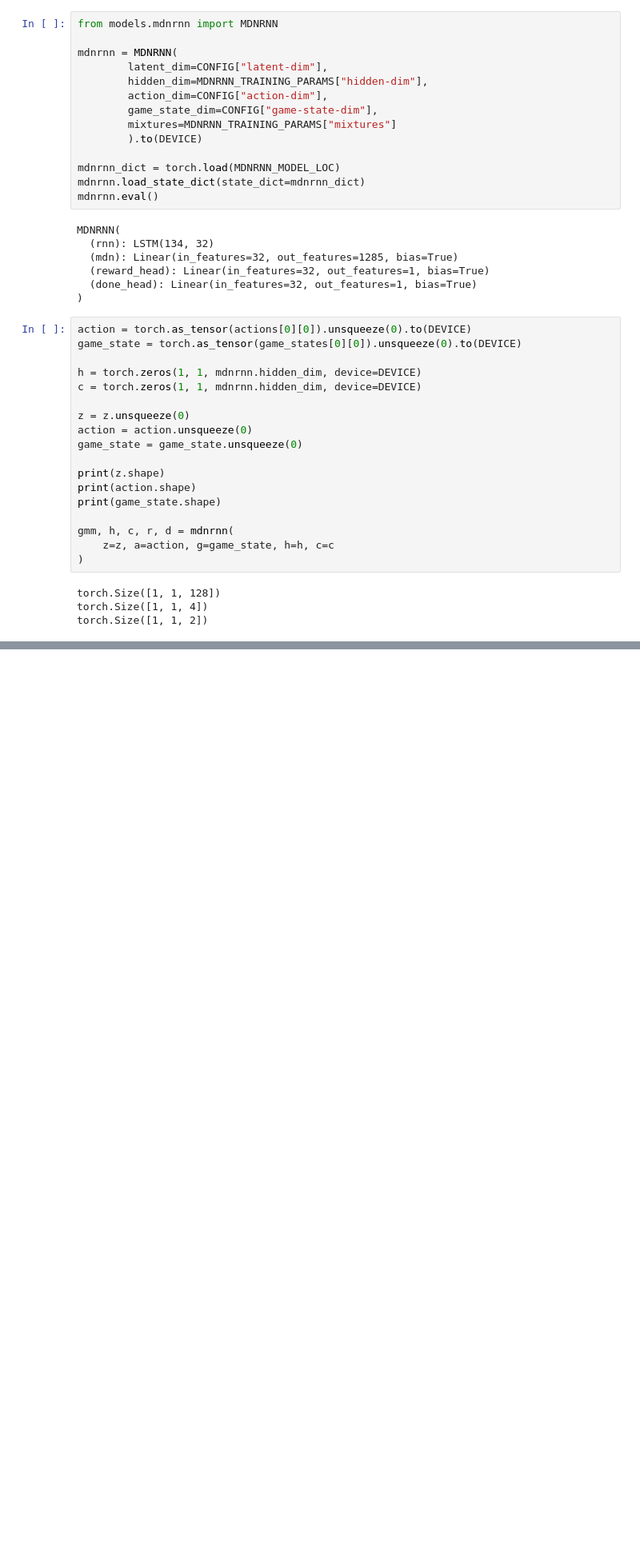
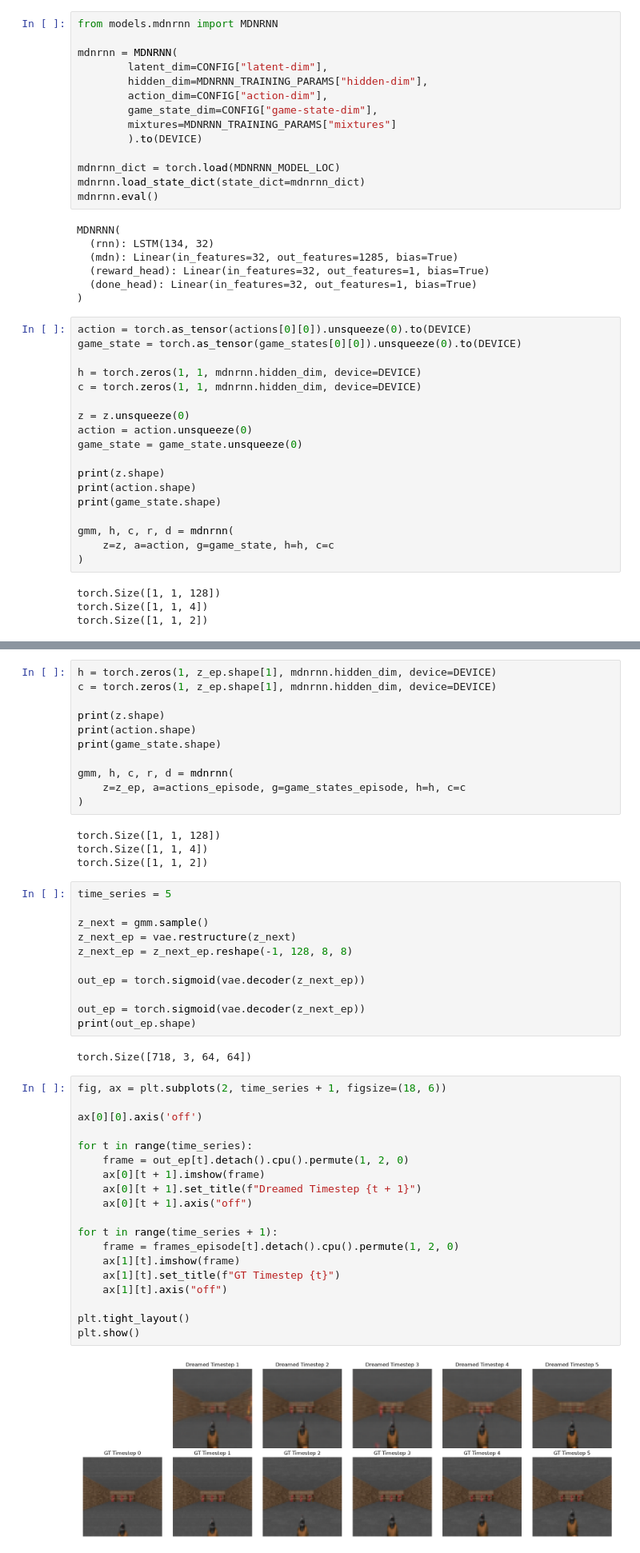
Before and after one commit to NeoDrags/vizdoom-world-model, a Jupyter notebook: tests.ipynb, the cells around one changed output, grey strips where cells are left out. Shown at 80% size. Cells and saved outputs as stored; diff of their text form; blank space fills up the shorter version.

```diff
--- a/tests.ipynb
+++ b/tests.ipynb
@@ -157,0 +174,49 @@ plt.show()
+# %%
+h = torch.zeros(1, z_ep.shape[1], mdnrnn.hidden_dim, device=DEVICE)
+c = torch.zeros(1, z_ep.shape[1], mdnrnn.hidden_dim, device=DEVICE)
+
+print(z.shape)
+print(action.shape)
+print(game_state.shape)
+
+gmm, h, c, r, d = mdnrnn(
+    z=z_ep, a=actions_episode, g=game_states_episode, h=h, c=c
+)
+# %% [output]
+torch.Size([1, 1, 128])
+torch.Size([1, 1, 4])
+torch.Size([1, 1, 2])
+# %%
+time_series = 5
+
+z_next = gmm.sample()
+z_next_ep = vae.restructure(z_next)
+z_next_ep = z_next_ep.reshape(-1, 128, 8, 8)
+
+out_ep = torch.sigmoid(vae.decoder(z_next_ep))
+
+out_ep = torch.sigmoid(vae.decoder(z_next_ep))
+print(out_ep.shape)
+# %% [output]
+torch.Size([718, 3, 64, 64])
+# %%
+fig, ax = plt.subplots(2, time_series + 1, figsize=(18, 6))
+
+ax[0][0].axis('off')
+
+for t in range(time_series):
+    frame = out_ep[t].detach().cpu().permute(1, 2, 0)
+    ax[0][t + 1].imshow(frame)
+    ax[0][t + 1].set_title(f"Dreamed Timestep {t + 1}")
+    ax[0][t + 1].axis("off")
+
+for t in range(time_series + 1):
+    frame = frames_episode[t].detach().cpu().permute(1, 2, 0)
+    ax[1][t].imshow(frame)
+    ax[1][t].set_title(f"GT Timestep {t}")
+    ax[1][t].axis("off")
+
+plt.tight_layout()
+plt.show()
+# %% [output]
+[figure, added]
```
Also changed, not shown: parts of 14 cells of this notebook, 6 other files.
